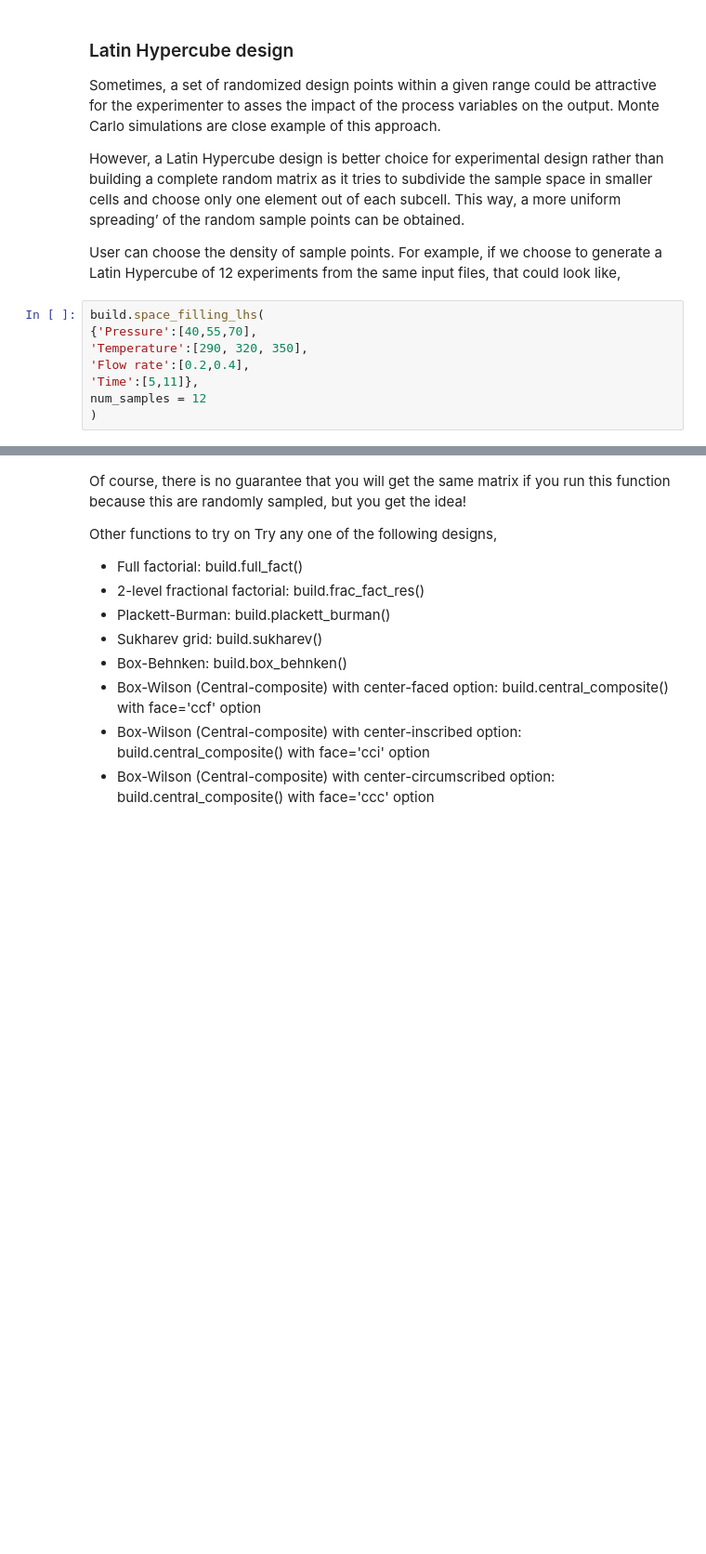
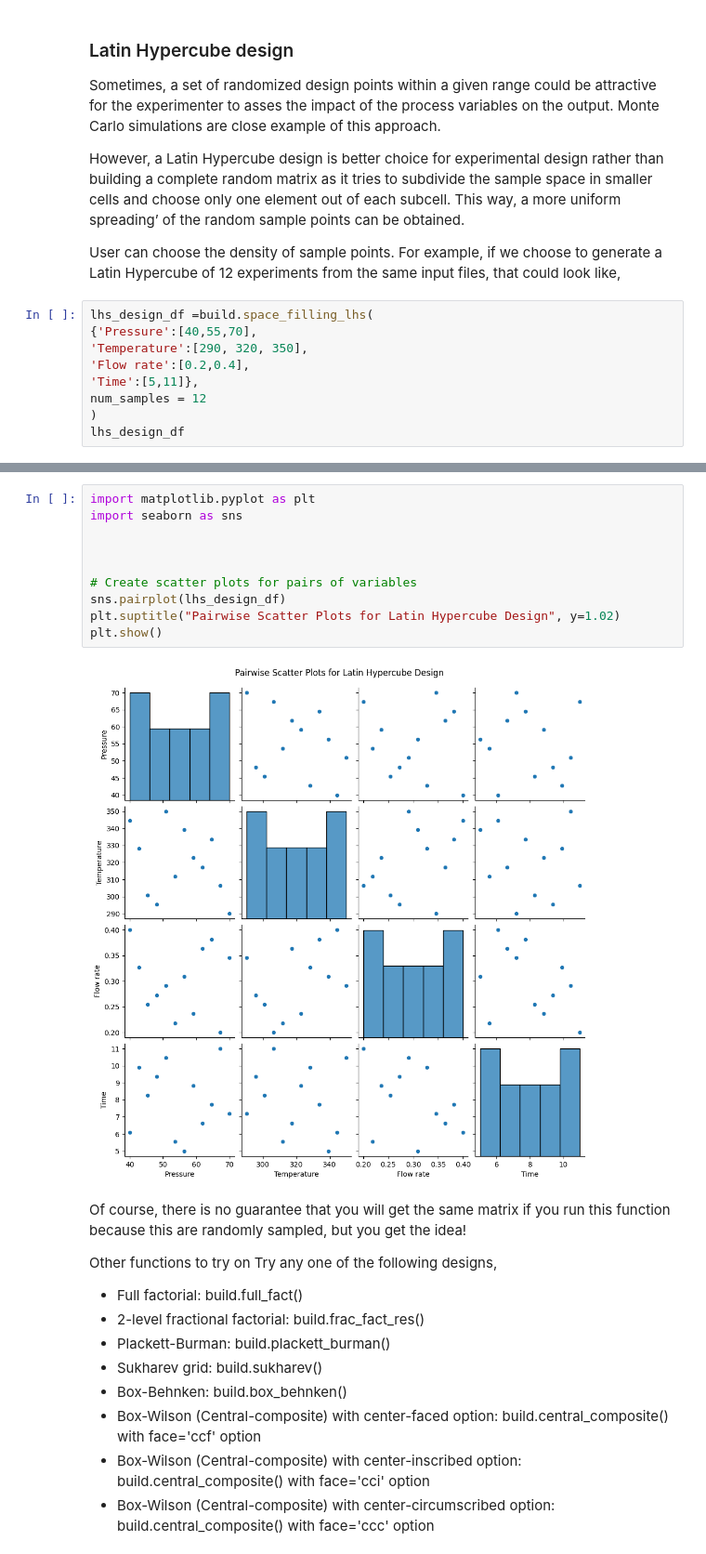
Before and after one commit to peterbmob/DHMVADoE, a Jupyter notebook: Excercises/fractional_design.ipynb, the cells around one changed output, grey strips where cells are left out. Shown at 93% size. Drawn from its saved outputs; the diff is of its cells as text; blank space fills up the shorter version.

```diff
--- a/Excercises/fractional_design.ipynb
+++ b/Excercises/fractional_design.ipynb
@@ -313,10 +1016,11 @@ However, a Latin Hypercube design is better choice for experimental design rathe
 
 User can choose the density of sample points. For example, if we choose to generate a Latin Hypercube of 12 experiments from the same input files, that could look like,
 # %%
-build.space_filling_lhs(
+lhs_design_df =build.space_filling_lhs(
 {'Pressure':[40,55,70],
 'Temperature':[290, 320, 350],
 'Flow rate':[0.2,0.4],
 'Time':[5,11]},
 num_samples = 12
 )
+lhs_design_df
@@ -323,3 +1043,15 @@ num_samples = 12
+# %%
+import matplotlib.pyplot as plt
+import seaborn as sns
+
+
+
+# Create scatter plots for pairs of variables
+sns.pairplot(lhs_design_df)
+plt.suptitle("Pairwise Scatter Plots for Latin Hypercube Design", y=1.02)
+plt.show()
+# %% [output]
+[figure, added]
 # %% [markdown]
 Of course, there is no guarantee that you will get the same matrix if you run this function because this are randomly sampled, but you get the idea!
 
```
Also changed, not shown: parts of 52 cells of this notebook.
